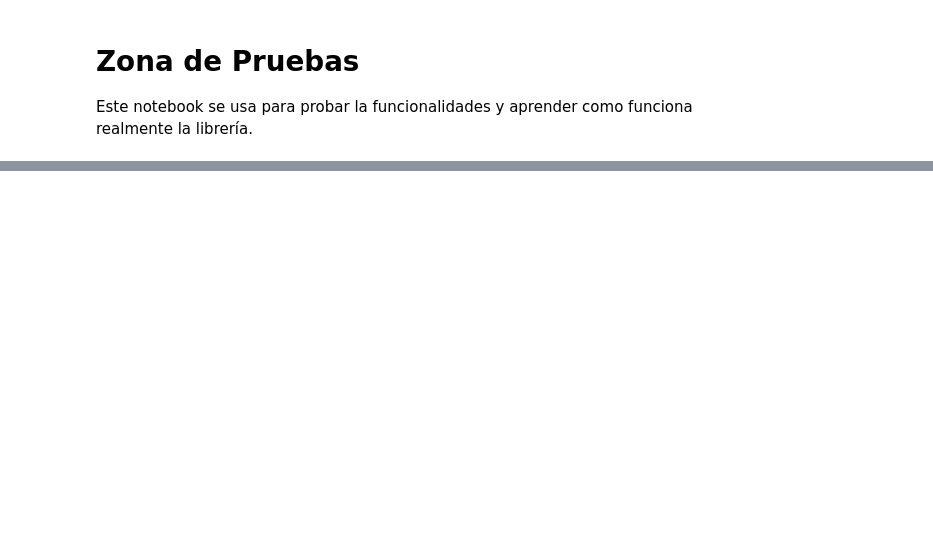
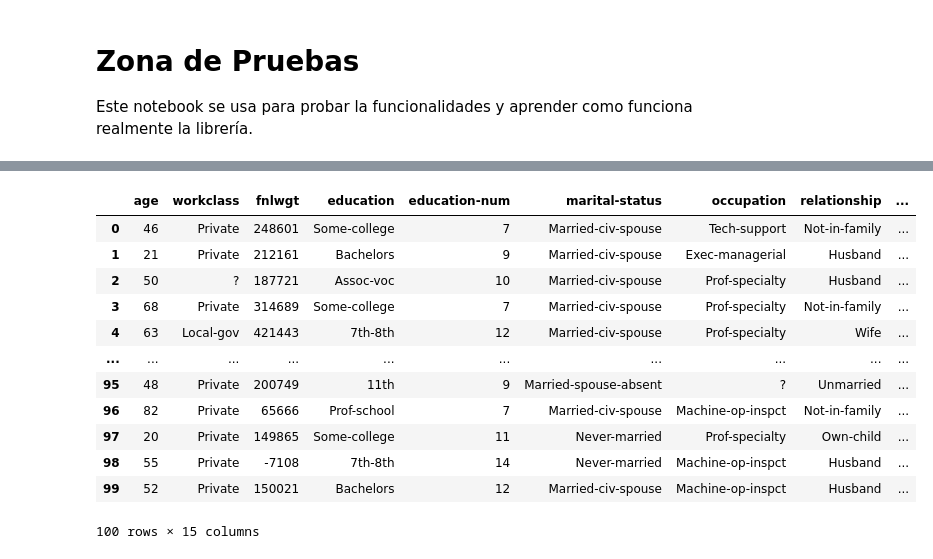
Before and after one commit to diegovelilla/TFG, a Jupyter notebook: notebook_test_diffusion.ipynb, the cells around one changed output, grey strips where cells are left out. Saved outputs shown, nothing was run; the diff lists cells and outputs as text; code cells hidden in the pictures; blank space fills up the shorter version.

```diff
--- a/notebook_test_diffusion.ipynb
+++ b/notebook_test_diffusion.ipynb
@@ -105,0 +49,4 @@ Sample timestep    0
+# %%
+tvae.fit(real_data[:100], discrete_columns)
+# %%
+ctgan.fit(real_data[:100], discrete_columns)
@@ -105,0 +169,16 @@ Sample timestep    0
+# %%
+ctgan.sample(100)
+# %% [output]
+|  | age | workclass | fnlwgt | education | education-num | marital-status | occupation | relationship | ... |
+| 0 | 46 | Private | 248601 | Some-college | 7 | Married-civ-spouse | Tech-support | Not-in-family | ... |
+| 1 | 21 | Private | 212161 | Bachelors | 9 | Married-civ-spouse | Exec-managerial | Husband | ... |
+| 2 | 50 | ? | 187721 | Assoc-voc | 10 | Married-civ-spouse | Prof-specialty | Husband | ... |
+| 3 | 68 | Private | 314689 | Some-college | 7 | Married-civ-spouse | Prof-specialty | Not-in-family | ... |
+| 4 | 63 | Local-gov | 421443 | 7th-8th | 12 | Married-civ-spouse | Prof-specialty | Wife | ... |
+| ... | ... | ... | ... | ... | ... | ... | ... | ... | ... |
+| 95 | 48 | Private | 200749 | 11th | 9 | Married-spouse-absent | ? | Unmarried | ... |
+| 96 | 82 | Private | 65666 | Prof-school | 7 | Married-civ-spouse | Machine-op-inspct | Not-in-family | ... |
+| 97 | 20 | Private | 149865 | Some-college | 11 | Never-married | Prof-specialty | Own-child | ... |
+| 98 | 55 | Private | -7108 | 7th-8th | 14 | Never-married | Machine-op-inspct | Husband | ... |
+| 99 | 52 | Private | 150021 | Bachelors | 12 | Married-civ-spouse | Machine-op-inspct | Husband | ... |
+100 rows × 15 columns
```
Also changed, not shown: parts of 30 cells of this notebook, 19 other files.
